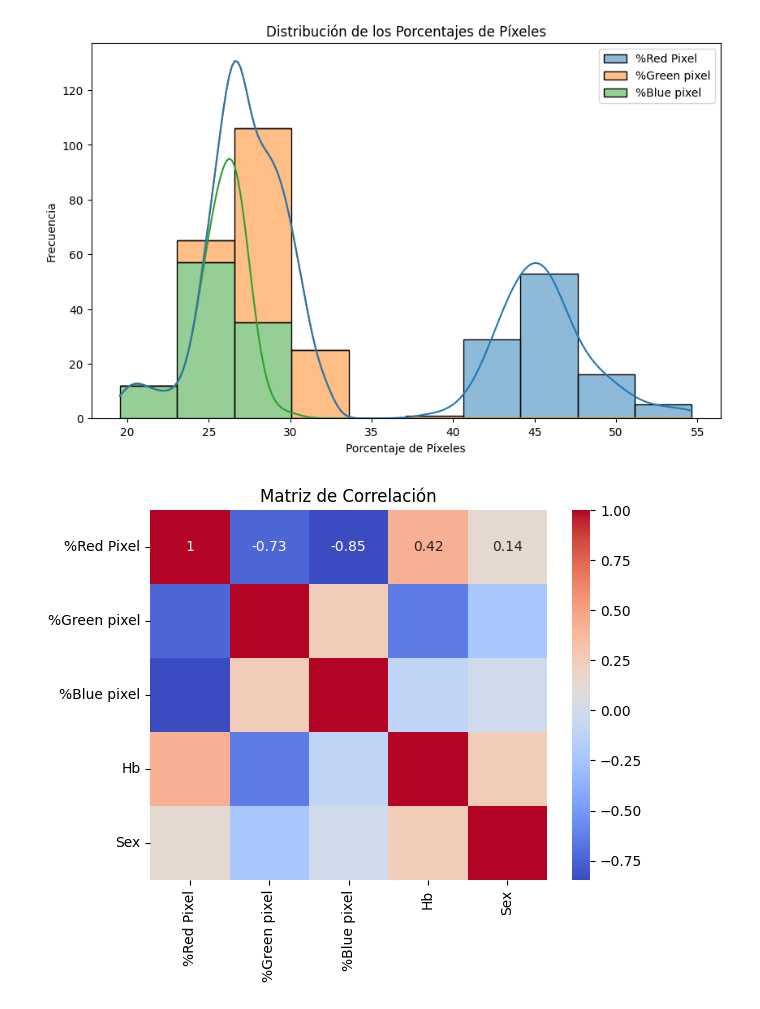
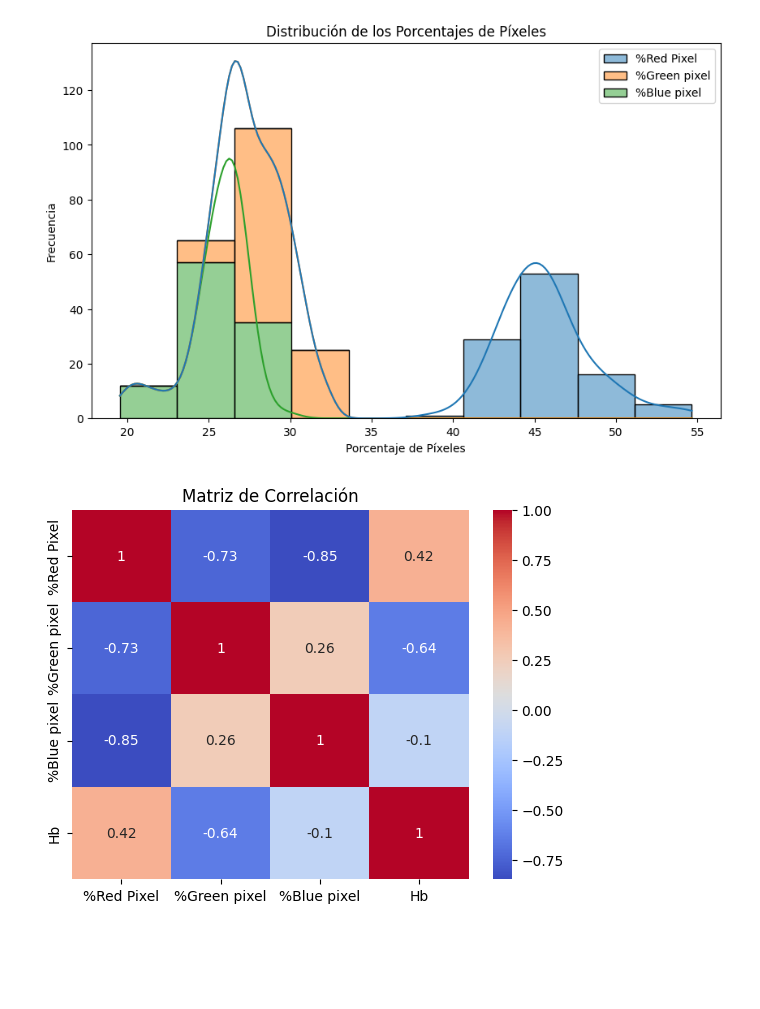
Before and after one commit to moraleseoscar/AnaemiaPredictionEDA, a Jupyter notebook: Anaemia.ipynb, the cells around one changed output. Drawn from its saved outputs; the diff is of its cells as text; code cells hidden in the pictures; blank space fills up the shorter version.

```diff
--- a/Anaemia.ipynb
+++ b/Anaemia.ipynb
@@ -131,14 +117,14 @@ plt.show()
 # %% [output]
 [figure]
 # %%
-numeric_df = df[['%Red Pixel', '%Green pixel', '%Blue pixel', 'Hb', 'Sex']]
+numeric_df = df[['%Red Pixel', '%Green pixel', '%Blue pixel', 'Hb']]
 corr_matrix = numeric_df.corr()
 
 sns.heatmap(corr_matrix, annot=True, cmap='coolwarm')
 plt.title('Matriz de Correlación')
 plt.show()
 # %% [output]
-[figure, old version]
+[figure, new version]
 # %%
 plt.figure(figsize=(10, 6))
 sns.boxplot(x='Anaemic', y='Hb', data=df)
```
Also changed, not shown: parts of 12 cells of this notebook.
